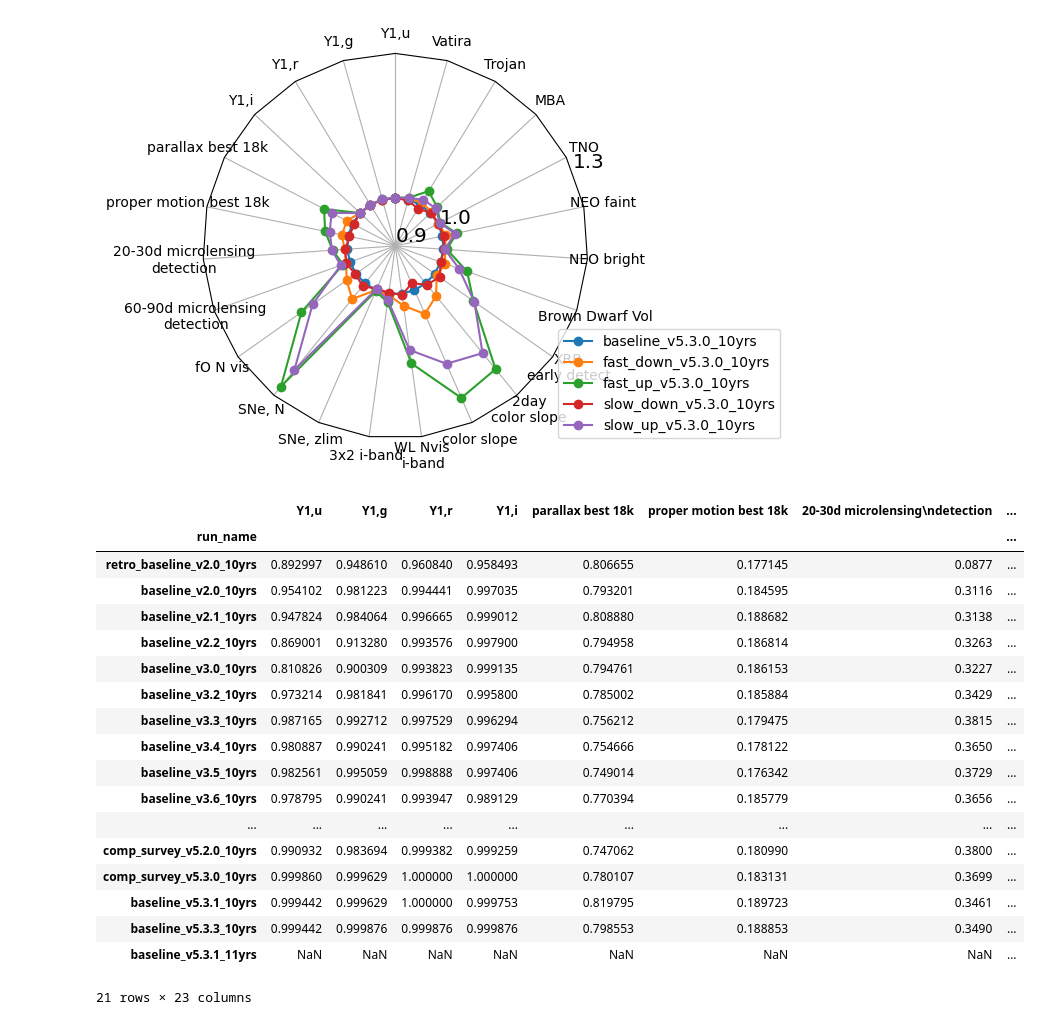
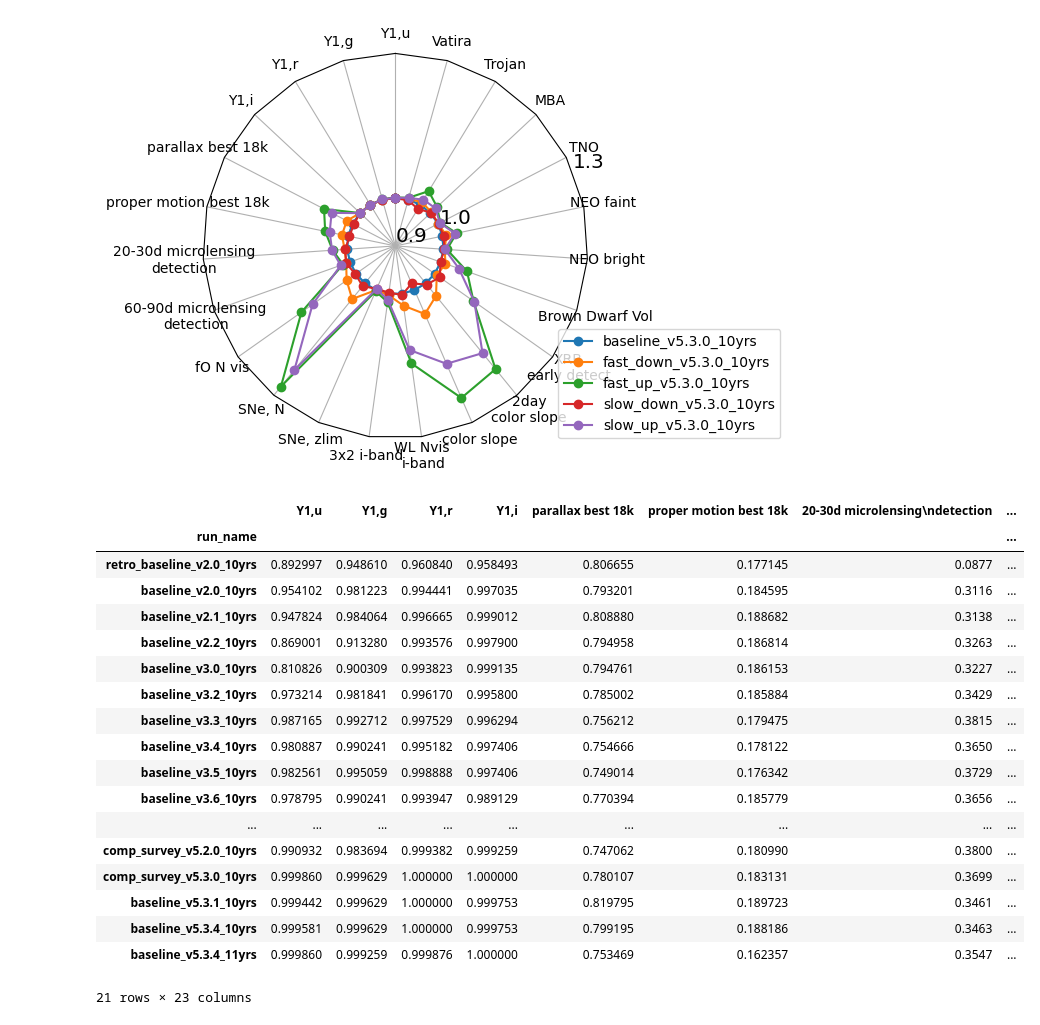
Before and after one commit to lsst-sims/sims_featureScheduler_runs5.3, a Jupyter notebook: maf/quick_look.ipynb, the cells around one changed output. Cells and saved outputs as stored; diff of their text form; code cells hidden in the pictures.

```diff
--- a/maf/quick_look.ipynb
+++ b/maf/quick_look.ipynb
@@ -386,35 +388,35 @@ fig, ax = radar(ndata, legend=True, rgrids=[0.9, 1.0, 1.3], bbox_to_anchor=(1.5,
 # %%
 times = ['retro_baseline_v2.0_10yrs', 'baseline_v2.0_10yrs', 'baseline_v2.1_10yrs', 'baseline_v2.2_10yrs',
         'baseline_v3.0_10yrs',  'baseline_v3.2_10yrs', 'baseline_v3.3_10yrs', 'baseline_v3.4_10yrs',
           'baseline_v3.5_10yrs', 'baseline_v3.6_10yrs', 'baseline_v4.0_10yrs', 'baseline_v4.1_10yrs',
          'baseline_v4.2_10yrs', "baseline_v4.3.5_10yrs","baseline_v5.0.1_10yrs",
           "baseline_v5.1.2_10yrs","comp_survey_v5.2.0_10yrs","comp_survey_v5.3.0_10yrs","baseline_v5.3.1_10yrs",
-        "baseline_v5.3.3_10yrs", "baseline_v5.3.1_11yrs",]
+        "baseline_v5.3.4_10yrs", "baseline_v5.3.4_11yrs",]
 
 sub_data = data.reindex(labels=times)
 sub_ddf = ddf_data.reindex(labels=times)
 sub_mag = mag_data.reindex(labels=times)
 sub_gaps = gaps_data.reindex(labels=times)
 sub_data
 # %% [output]
 |  | Y1,u | Y1,g | Y1,r | Y1,i | parallax best 18k | proper motion best 18k | 20-30d microlensing\ndetection | ... |
 | run_name |  |  |  |  |  |  |  | ... |
 | retro_baseline_v2.0_10yrs | 0.892997 | 0.948610 | 0.960840 | 0.958493 | 0.806655 | 0.177145 | 0.0877 | ... |
 | baseline_v2.0_10yrs | 0.954102 | 0.981223 | 0.994441 | 0.997035 | 0.793201 | 0.184595 | 0.3116 | ... |
 | baseline_v2.1_10yrs | 0.947824 | 0.984064 | 0.996665 | 0.999012 | 0.808880 | 0.188682 | 0.3138 | ... |
 | baseline_v2.2_10yrs | 0.869001 | 0.913280 | 0.993576 | 0.997900 | 0.794958 | 0.186814 | 0.3263 | ... |
 | baseline_v3.0_10yrs | 0.810826 | 0.900309 | 0.993823 | 0.999135 | 0.794761 | 0.186153 | 0.3227 | ... |
 | baseline_v3.2_10yrs | 0.973214 | 0.981841 | 0.996170 | 0.995800 | 0.785002 | 0.185884 | 0.3429 | ... |
 | baseline_v3.3_10yrs | 0.987165 | 0.992712 | 0.997529 | 0.996294 | 0.756212 | 0.179475 | 0.3815 | ... |
 | baseline_v3.4_10yrs | 0.980887 | 0.990241 | 0.995182 | 0.997406 | 0.754666 | 0.178122 | 0.3650 | ... |
 | baseline_v3.5_10yrs | 0.982561 | 0.995059 | 0.998888 | 0.997406 | 0.749014 | 0.176342 | 0.3729 | ... |
 | baseline_v3.6_10yrs | 0.978795 | 0.990241 | 0.993947 | 0.989129 | 0.770394 | 0.185779 | 0.3656 | ... |
 | ... | ... | ... | ... | ... | ... | ... | ... | ... |
 | comp_survey_v5.2.0_10yrs | 0.990932 | 0.983694 | 0.999382 | 0.999259 | 0.747062 | 0.180990 | 0.3800 | ... |
 | comp_survey_v5.3.0_10yrs | 0.999860 | 0.999629 | 1.000000 | 1.000000 | 0.780107 | 0.183131 | 0.3699 | ... |
 | baseline_v5.3.1_10yrs | 0.999442 | 0.999629 | 1.000000 | 0.999753 | 0.819795 | 0.189723 | 0.3461 | ... |
-| baseline_v5.3.3_10yrs | 0.999442 | 0.999876 | 0.999876 | 0.999876 | 0.798553 | 0.188853 | 0.3490 | ... |
-| baseline_v5.3.1_11yrs | NaN | NaN | NaN | NaN | NaN | NaN | NaN | ... |
+| baseline_v5.3.4_10yrs | 0.999581 | 0.999629 | 1.000000 | 0.999753 | 0.799195 | 0.188186 | 0.3463 | ... |
+| baseline_v5.3.4_11yrs | 0.999860 | 0.999259 | 0.999876 | 1.000000 | 0.753469 | 0.162357 | 0.3547 | ... |
 21 rows × 23 columns
 # %%
 # Rough error bars from weather simulations
```
Also changed, not shown: parts of 7 cells of this notebook.
